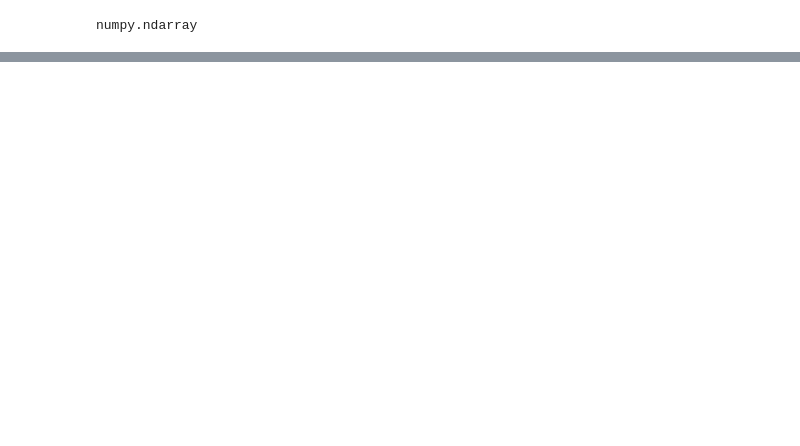
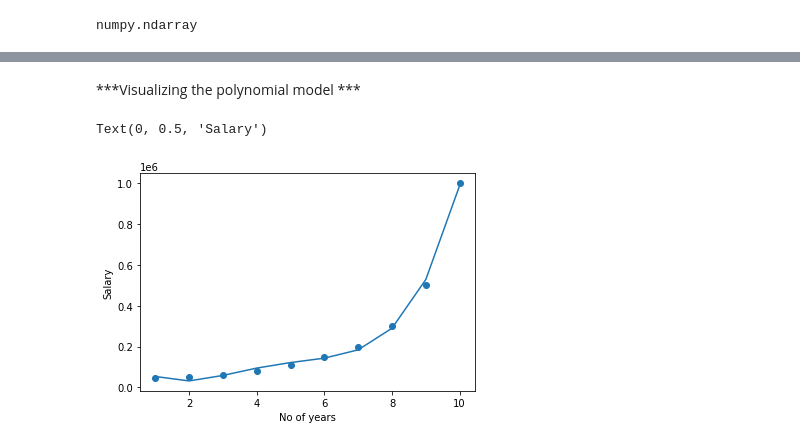
Before and after one commit to PriyankaSharma0925/MachineLearning, a Jupyter notebook: PolynomialRegression.ipynb, the cells around one changed output, grey strips where cells are left out. Drawn from its saved outputs; the diff is of its cells as text; code cells hidden in the pictures; blank space fills up the shorter version.

```diff
--- a/PolynomialRegression.ipynb
+++ b/PolynomialRegression.ipynb
@@ -37,3 +46,5 @@ X.shape
 type(X)
 # %% [output]
 numpy.ndarray
+# %%
+y=dataset.iloc[:,-1].values
@@ -39,0 +63,3 @@ numpy.ndarray
+# %%
+lr=LinearRegression()
+lr.fit(X,y)
@@ -39,0 +71,6 @@ numpy.ndarray
+# %%
+poly_features=PolynomialFeatures(degree=4)
+X_poly=poly_features.fit_transform(X)
+# %%
+lr_poly=LinearRegression()
+lr_poly.fit(X_poly,y)
@@ -39,0 +89,10 @@ numpy.ndarray
+# %% [markdown]
+***Visualizing the polynomial model ***
+# %%
+plt.scatter(X,y)
+plt.plot(X,lr_poly.predict(X_poly))
+plt.xlabel("No of years")
+plt.ylabel("Salary")
+# %% [output]
+Text(0, 0.5, 'Salary')
+[figure, added]
```
Also changed, not shown: parts of 15 cells of this notebook.
